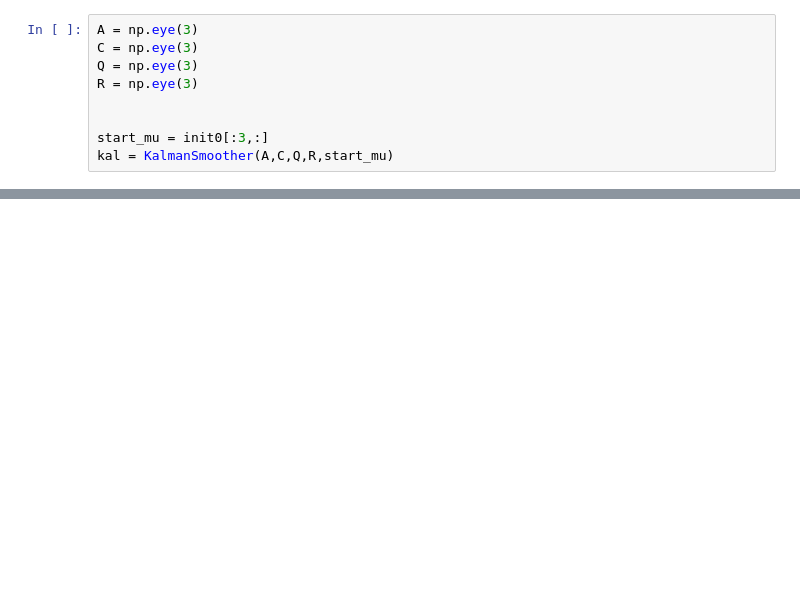
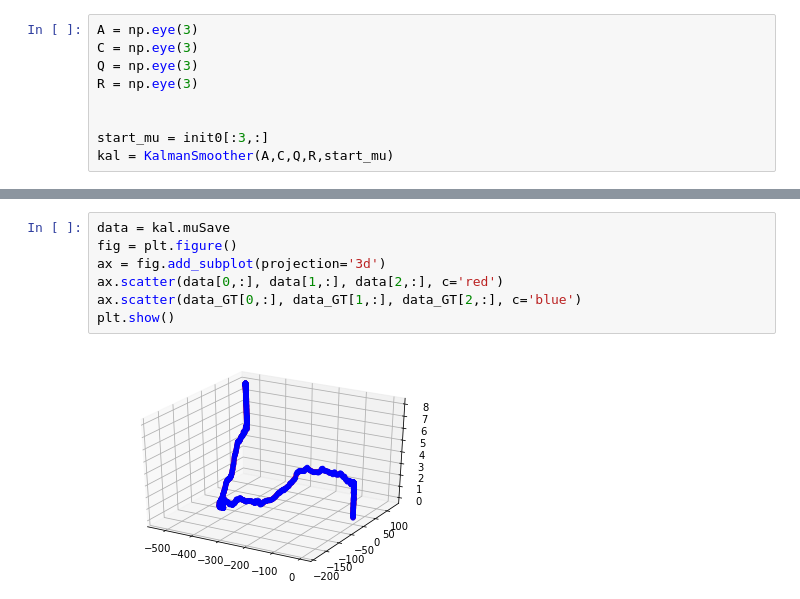
Before and after one commit to dangthanhan507/Vehicle-Tracking, a Jupyter notebook: notebook/Kalman Smoothing.ipynb, the cells around one changed output, grey strips where cells are left out. Cells and saved outputs as stored; diff of their text form; blank space fills up the shorter version.

```diff
--- a/notebook/Kalman Smoothing.ipynb
+++ b/notebook/Kalman Smoothing.ipynb
@@ -146,0 +155,9 @@ plt.show()
+# %%
+data = kal.muSave
+fig = plt.figure()
+ax = fig.add_subplot(projection='3d')
+ax.scatter(data[0,:], data[1,:], data[2,:], c='red')
+ax.scatter(data_GT[0,:], data_GT[1,:], data_GT[2,:], c='blue')
+plt.show()
+# %% [output]
+[figure, added]
```
Also changed, not shown: parts of 19 cells of this notebook, 1 other file.
